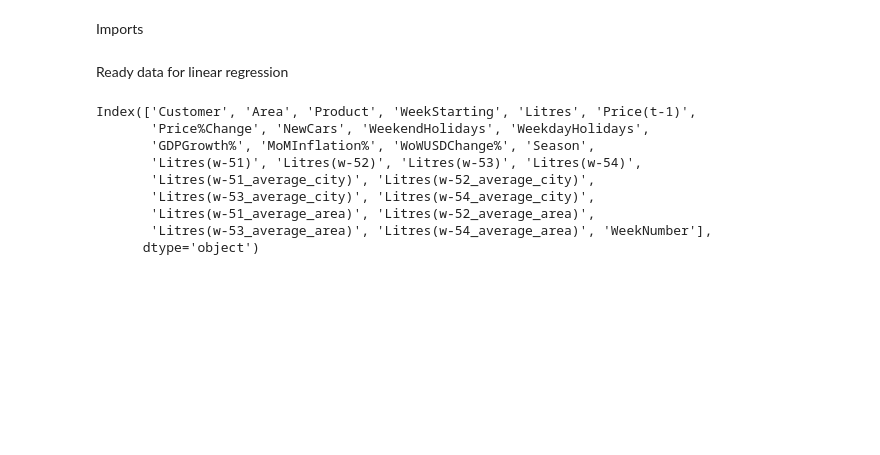
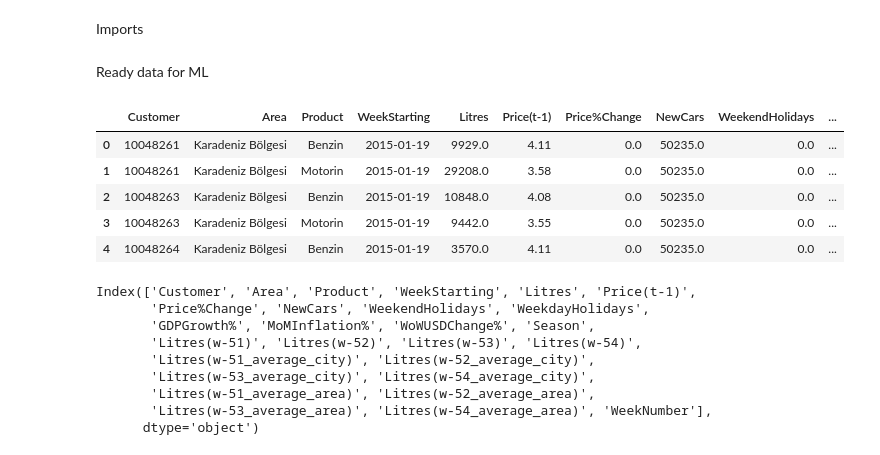
Before and after one commit to feyzijan/ShellDatathon, a Jupyter notebook: DataPrepExtra_3.ipynb, the cells around one changed output. Cells and saved outputs as stored; diff of their text form; code cells hidden in the pictures; blank space fills up the shorter version.

```diff
--- a/DataPrepExtra_3.ipynb
+++ b/DataPrepExtra_3.ipynb
@@ -6,4 +6,4 @@ import matplotlib.pyplot as plt
 pd.set_option('display.max_columns', None)
 import numpy as np
 # %% [markdown]
-Ready data for linear regression
+Ready data for ML
@@ -15,3 +12,12 @@ df = pd.read_pickle("Training_TestData.pkl")
+# %%
+df.head()
+# %% [output]
+|  | Customer | Area | Product | WeekStarting | Litres | Price(t-1) | Price%Change | NewCars | WeekendHolidays | ... |
+| 0 | 10048261 | Karadeniz Bölgesi | Benzin | 2015-01-19 | 9929.0 | 4.11 | 0.0 | 50235.0 | 0.0 | ... |
+| 1 | 10048261 | Karadeniz Bölgesi | Motorin | 2015-01-19 | 29208.0 | 3.58 | 0.0 | 50235.0 | 0.0 | ... |
+| 2 | 10048263 | Karadeniz Bölgesi | Benzin | 2015-01-19 | 10848.0 | 4.08 | 0.0 | 50235.0 | 0.0 | ... |
+| 3 | 10048263 | Karadeniz Bölgesi | Motorin | 2015-01-19 | 9442.0 | 3.55 | 0.0 | 50235.0 | 0.0 | ... |
+| 4 | 10048264 | Karadeniz Bölgesi | Benzin | 2015-01-19 | 3570.0 | 4.11 | 0.0 | 50235.0 | 0.0 | ... |
 # %%
 df.columns
 # %% [output]
```
Also changed, not shown: parts of 17 cells of this notebook, 20 other files.
